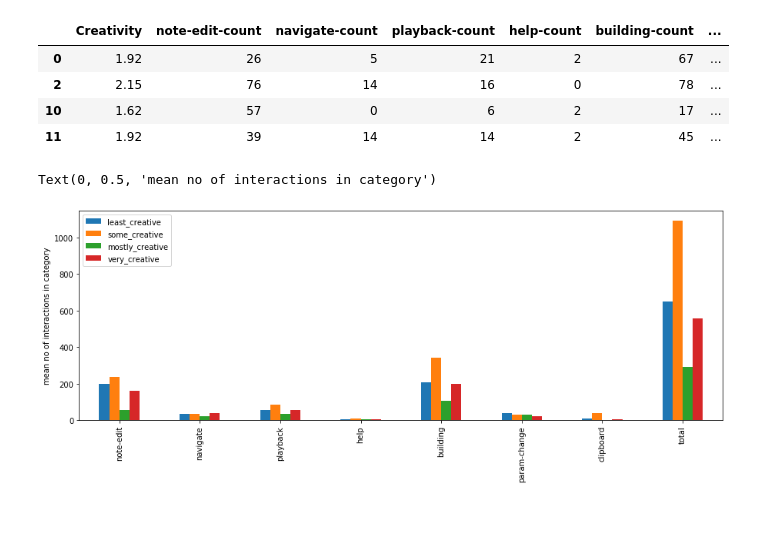
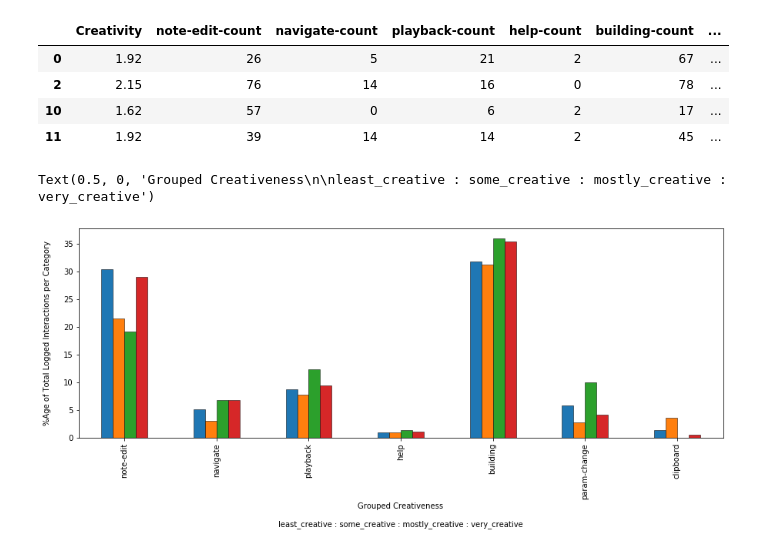
Before and after one commit to thecoreyford/Exploring-Interaction-Data, a Jupyter notebook: Exploring-Interaction-Data.ipynb, the cells around one changed output. Saved outputs shown, nothing was run; the diff lists cells and outputs as text; code cells hidden in the pictures; blank space fills up the shorter version.

Commit message:
Tinkered - preparing some graphics

```diff
--- a/Exploring-Interaction-Data.ipynb
+++ b/Exploring-Interaction-Data.ipynb
@@ -334,42 +343,46 @@ least_creative
 | 11 | 1.92 | 39 | 14 | 14 | 2 | 45 | ... |
 # %%
 def get_group_percentage_for_category(category):
-    percentage_of_categories_log = { "category": category.replace("-count","-sum"),
-                                     "least_creative": [least_creative[category].sum()],
-                                     "some_creative": [some_creative[category].sum()],
-                                     "mostly_creative": [mostly_creative[category].sum()],
-                                     "very_creative": [very_creative[category].sum()] }
+    percentage_of_categories_log = { "category": category.replace("-count","-age"),
+                                     "least_creative": [least_creative[category].sum() / least_creative["total-count"].sum() * 100],
+                                     "some_creative": [some_creative[category].sum() / some_creative["total-count"].sum() * 100],
+                                     "mostly_creative": [mostly_creative[category].sum() / mostly_creative["total-count"].sum() * 100],
+                                     "very_creative": [very_creative[category].sum() / very_creative["total-count"].sum() * 100] }
 
     return pd.DataFrame(percentage_of_categories_log)
 
 #====================================================================================================================================
 
 shown_categories = ['note-edit',
                     'navigate',
                     'playback',
                     'help',
                     'building',
                     'param-change',
 #                     'saving',
-                    'clipboard',
-                    'total']
+                    'clipboard']#,
+#                     'total']
 
 for label in shown_categories:
     if(label == 'note-edit'):
         #first category
         df = get_group_percentage_for_category(label+"-count")
     else:
         df = df.append(get_group_percentage_for_category(label+"-count"))
 
 df.set_index("category")
-ax = df.plot(kind="bar")
+ax = df.plot(kind="bar", align='center', edgecolor = "black", linewidth=0.5)
+ax.get_legend().remove()
 # ax.set_title('Interactions shown across creativeness')
 ax.set_xticklabels(shown_categories)
-pp.ylabel("mean no of interactions in category")
+pp.ylabel("%Age of Total Logged Interactions per Category\n")
+pp.xlabel("Grouped Creativeness\n\nleast_creative : some_creative : mostly_creative : very_creative")
+
+
 
 # df.to_csv(r'Path where you want to store the exported CSV file\File Name.csv') //may come in handy
 
-#I think i do want percentages, ask chris!!!!
+#I think i do want percentages, ask chris!! !!
 # %% [output]
-Text(0, 0.5, 'mean no of interactions in category')
+Text(0.5, 0, 'Grouped Creativeness\n\nleast_creative : some_creative : mostly_creative : very_creative')
-[figure, old version]
+[figure, new version]
```
Also changed, not shown: parts of 2 cells of this notebook, 1 other file.
